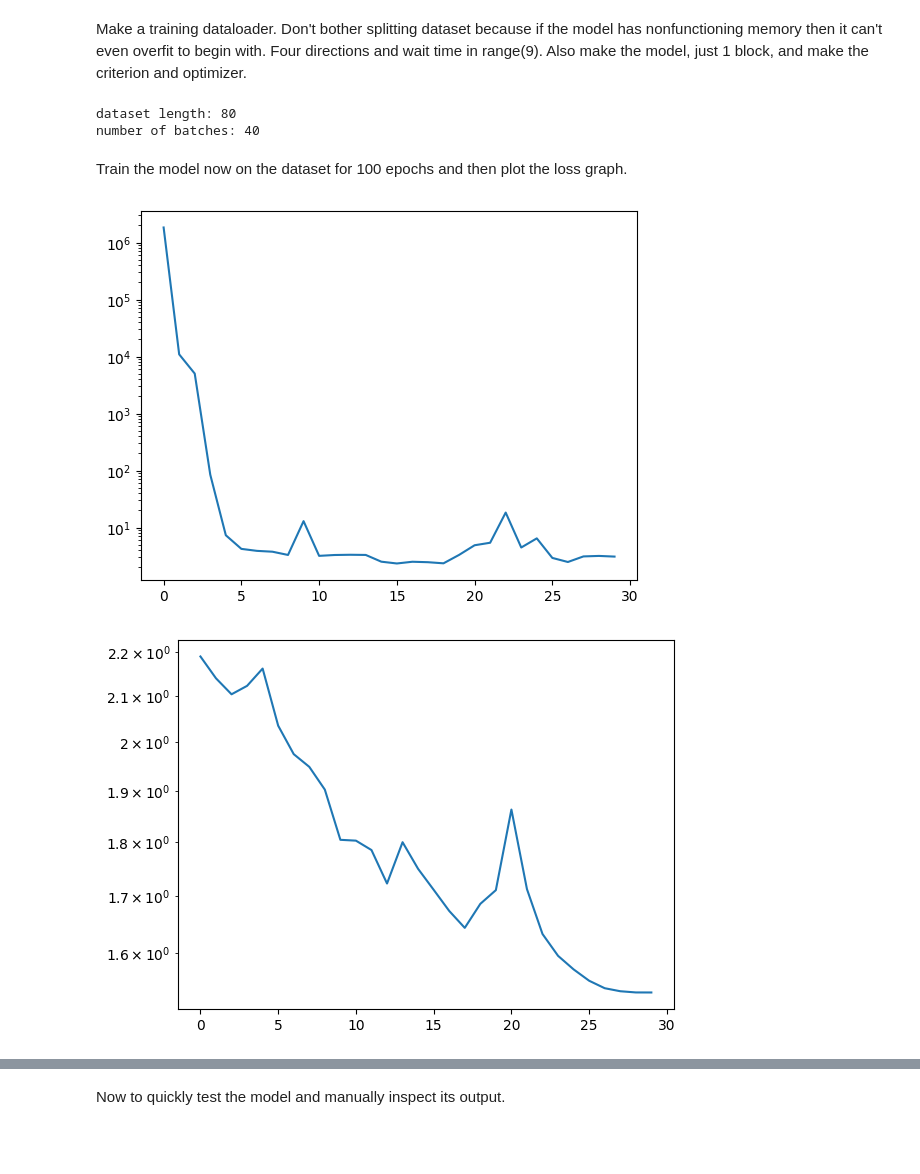
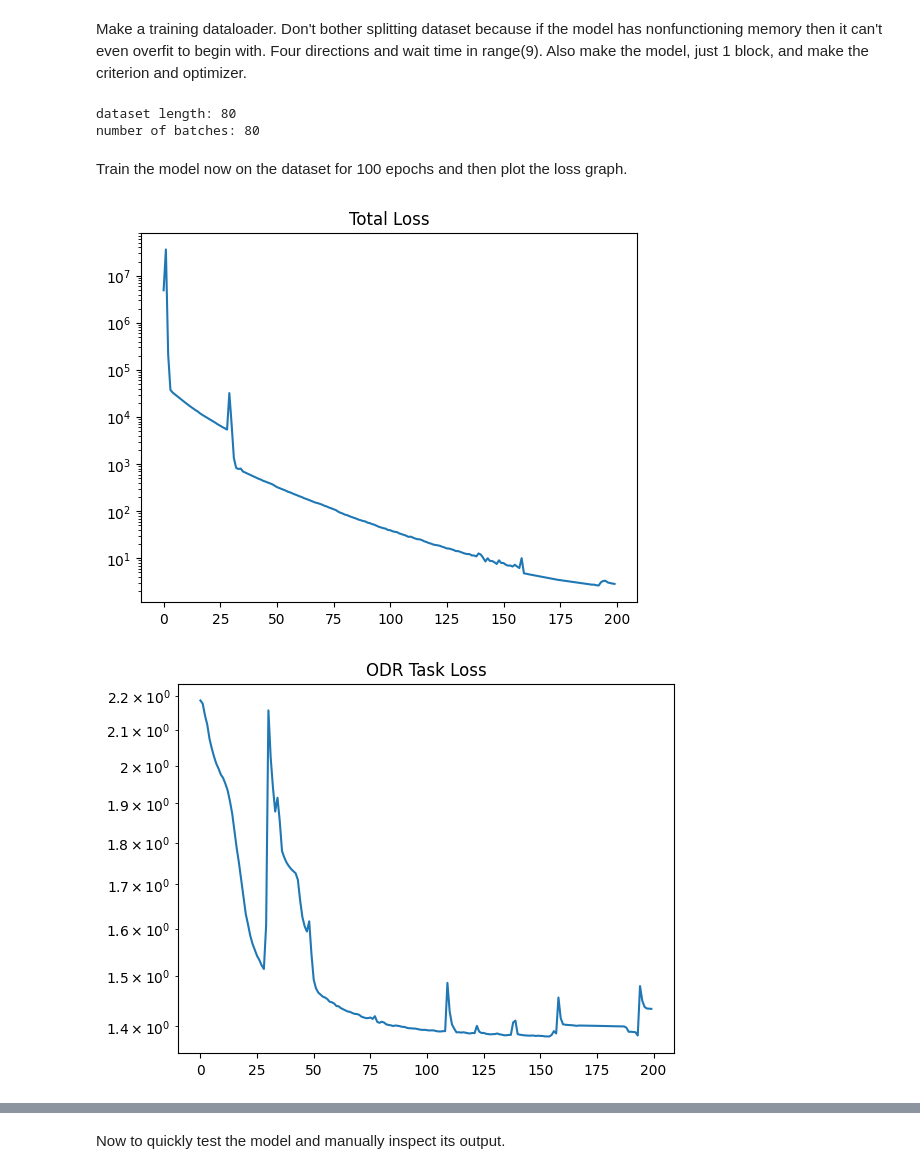
Before and after one commit to IanPTan/MoPeA, a Jupyter notebook: src/model_tests.ipynb, the cells around one changed output, grey strips where cells are left out. Drawn from its saved outputs; the diff is of its cells as text; code cells hidden in the pictures; blank space fills up the shorter version.

Commit message:
rather mostly consistent/stable training now, and added some more diagnostic changes to model for analysis

```diff
--- a/src/model_tests.ipynb
+++ b/src/model_tests.ipynb
@@ -74,7 +74,7 @@ DIRECTIONS = 8
 
 
 dataset = ODRDataset(DIRECTIONS, 10, 20)
-dataloader = DataLoader(dataset, batch_size=2, shuffle=True)
+dataloader = DataLoader(dataset, batch_size=1, shuffle=True)
 model = mm.MoPeAModel(DIRECTIONS + 1, DIRECTIONS * 2, DIRECTIONS + 1, DIRECTIONS, depth=1)
 
 raw_criterion = nn.CrossEntropyLoss(reduction="none")
@@ -90,7 +90,7 @@ def criterion(outputs, labels):
 
     return loss
 
-optimizer = optim.AdamW(model.parameters(), lr=1e-2)
+optimizer = optim.AdamW(model.parameters(), lr=1e-3)
 scheduler = optim.lr_scheduler.ReduceLROnPlateau(
     optimizer,
     mode='min',
@@ -101,7 +101,7 @@ scheduler = optim.lr_scheduler.ReduceLROnPlateau(
 print(f"dataset length: {len(dataset)}\nnumber of batches: {len(dataloader)}")
 # %% [output]
 dataset length: 80
-number of batches: 40
+number of batches: 80
 # %% [markdown]
 Train the model now on the dataset for 100 epochs and then plot the loss graph.
 # %%
@@ -109,7 +109,7 @@ model.train()
 losses = []
 odr_losses = []
 mem_losses = []
-pbar = tqdm(range(30))
+pbar = tqdm(range(200))
 for epoch in pbar:
     total_loss = 0
     total_odr_loss = 0
@@ -117,7 +117,7 @@ for epoch in pbar:
     for x, labels in dataloader:
         optimizer.zero_grad()
 
-        outputs, _, _, _, mem_loss = model(x)
+        outputs, _, _, _, mem_loss, _, _, _ = model(x)
 
         odr_loss = criterion(outputs, labels)
         loss = odr_loss + mem_loss
@@ -125,35 +125,40 @@ for epoch in pbar:
 
         loss.backward()
         optimizer.step()
 
         total_loss += loss.item()
         total_odr_loss += odr_loss.item()
         total_mem_loss += mem_loss.item()
 
     avg_loss = total_loss / len(dataloader)
     avg_odr_loss = total_odr_loss / len(dataloader)
     avg_mem_loss = total_mem_loss / len(dataloader)
     losses.append(avg_loss)
     odr_losses.append(avg_odr_loss)
     mem_losses.append(avg_mem_loss)
     current_lr = optimizer.param_groups[0]['lr']
     pbar.set_postfix(L=f"{avg_loss:.4f}", TL=f"{avg_odr_loss:.4f}", ML=f"{avg_mem_loss:.4f}", lr=current_lr)
 
     scheduler.step(avg_loss)
 
 pt.save(model.state_dict(), 'backup.pth')
 model.eval()
 print()
 
 plt.plot(losses)
-plt.yscale('log')
+plt.title("Total Loss")
+plt.yscale("log")
 plt.show()
+
 plt.plot(odr_losses)
-plt.yscale('log')
+plt.title("ODR Task Loss")
+plt.yscale("log")
 plt.show()
+
 plt.plot(mem_losses)
-plt.yscale('log')
+plt.title("Memory Loss")
+plt.yscale("log")
 plt.show()
 # %% [output]
-[figure, old version]
+[figure, new version]
-[figure, old version]
+[figure, new version]
```
Also changed, not shown: parts of 4 cells of this notebook, 6 other files.
